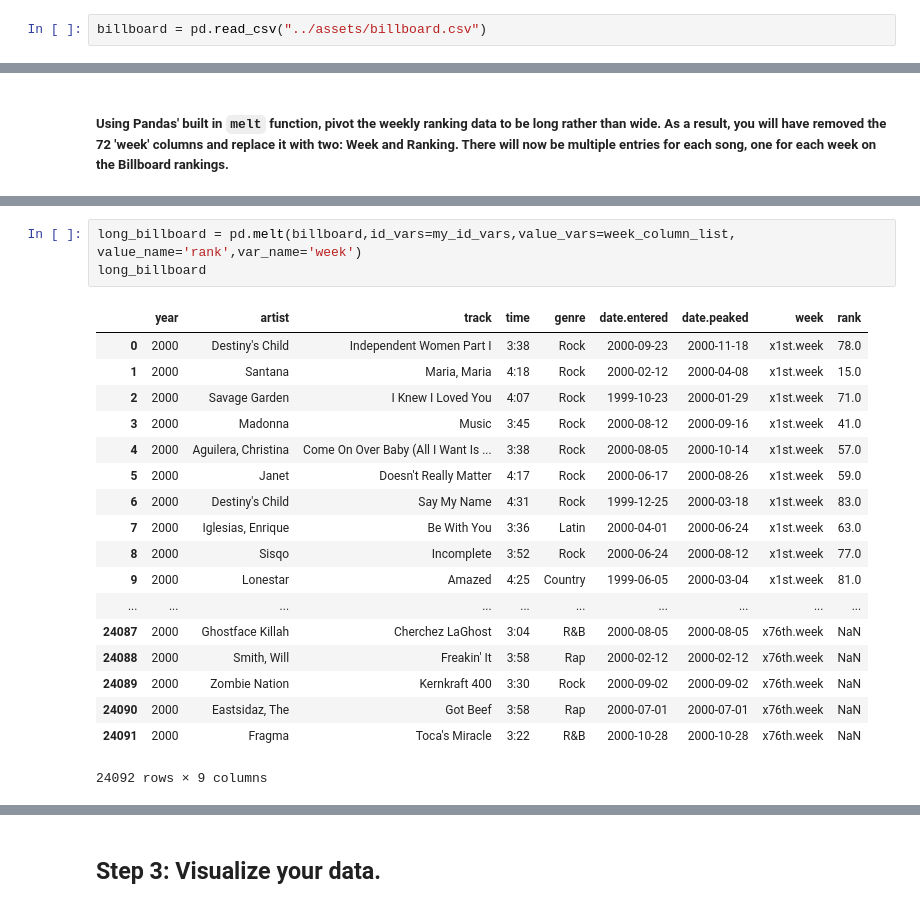
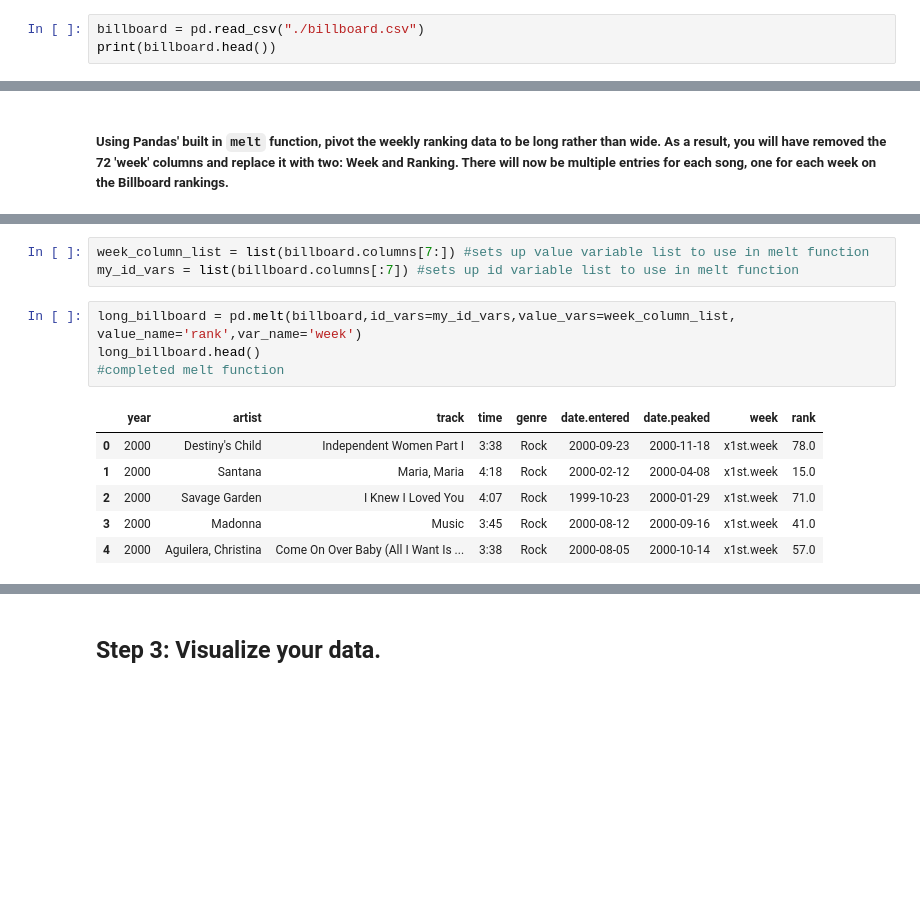
Before and after one commit to mohsseha/DSI-BOS-students, a Jupyter notebook: wedelljd/projects/project_2-JW.ipynb, the cells around one changed output, grey strips where cells are left out. Cells and saved outputs as stored; diff of their text form; blank space fills up the shorter version.

```diff
--- a/wedelljd/projects/project_2-JW.ipynb
+++ b/wedelljd/projects/project_2-JW.ipynb
@@ -11,2 +15,3 @@ import datetime
 # %%
-billboard = pd.read_csv("../assets/billboard.csv")
+billboard = pd.read_csv("./billboard.csv")
+print(billboard.head())
@@ -130,22 +116,14 @@ dtype: int64
+# %%
+week_column_list = list(billboard.columns[7:]) #sets up value variable list to use in melt function
+my_id_vars = list(billboard.columns[:7]) #sets up id variable list to use in melt function
 # %%
 long_billboard = pd.melt(billboard,id_vars=my_id_vars,value_vars=week_column_list, value_name='rank',var_name='week')
-long_billboard
+long_billboard.head()
+#completed melt function
 # %% [output]
 |  | year | artist | track | time | genre | date.entered | date.peaked | week | rank |
 | 0 | 2000 | Destiny's Child | Independent Women Part I | 3:38 | Rock | 2000-09-23 | 2000-11-18 | x1st.week | 78.0 |
 | 1 | 2000 | Santana | Maria, Maria | 4:18 | Rock | 2000-02-12 | 2000-04-08 | x1st.week | 15.0 |
 | 2 | 2000 | Savage Garden | I Knew I Loved You | 4:07 | Rock | 1999-10-23 | 2000-01-29 | x1st.week | 71.0 |
 | 3 | 2000 | Madonna | Music | 3:45 | Rock | 2000-08-12 | 2000-09-16 | x1st.week | 41.0 |
 | 4 | 2000 | Aguilera, Christina | Come On Over Baby (All I Want Is ... | 3:38 | Rock | 2000-08-05 | 2000-10-14 | x1st.week | 57.0 |
-| 5 | 2000 | Janet | Doesn't Really Matter | 4:17 | Rock | 2000-06-17 | 2000-08-26 | x1st.week | 59.0 |
-| 6 | 2000 | Destiny's Child | Say My Name | 4:31 | Rock | 1999-12-25 | 2000-03-18 | x1st.week | 83.0 |
-| 7 | 2000 | Iglesias, Enrique | Be With You | 3:36 | Latin | 2000-04-01 | 2000-06-24 | x1st.week | 63.0 |
-| 8 | 2000 | Sisqo | Incomplete | 3:52 | Rock | 2000-06-24 | 2000-08-12 | x1st.week | 77.0 |
-| 9 | 2000 | Lonestar | Amazed | 4:25 | Country | 1999-06-05 | 2000-03-04 | x1st.week | 81.0 |
-| ... | ... | ... | ... | ... | ... | ... | ... | ... | ... |
-| 24087 | 2000 | Ghostface Killah | Cherchez LaGhost | 3:04 | R&B | 2000-08-05 | 2000-08-05 | x76th.week | NaN |
-| 24088 | 2000 | Smith, Will | Freakin' It | 3:58 | Rap | 2000-02-12 | 2000-02-12 | x76th.week | NaN |
-| 24089 | 2000 | Zombie Nation | Kernkraft 400 | 3:30 | Rock | 2000-09-02 | 2000-09-02 | x76th.week | NaN |
-| 24090 | 2000 | Eastsidaz, The | Got Beef | 3:58 | Rap | 2000-07-01 | 2000-07-01 | x76th.week | NaN |
-| 24091 | 2000 | Fragma | Toca's Miracle | 3:22 | R&B | 2000-10-28 | 2000-10-28 | x76th.week | NaN |
-24092 rows × 9 columns
```
Also changed, not shown: parts of 40 cells of this notebook, 18 other files.
